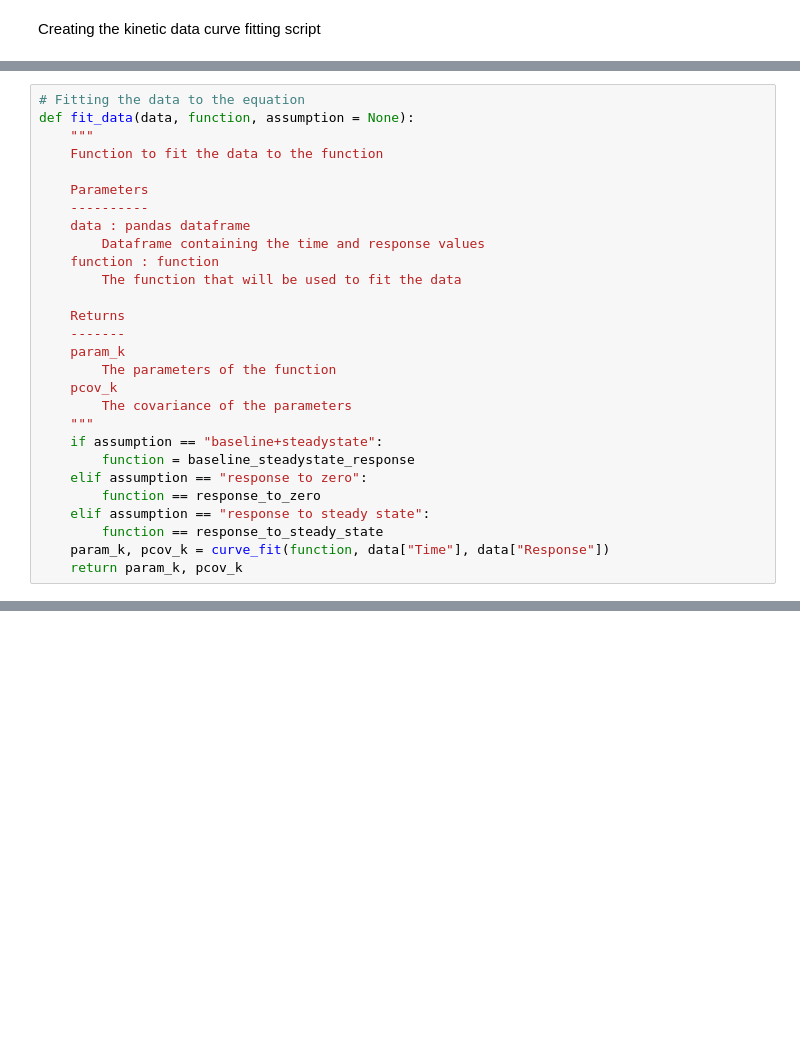
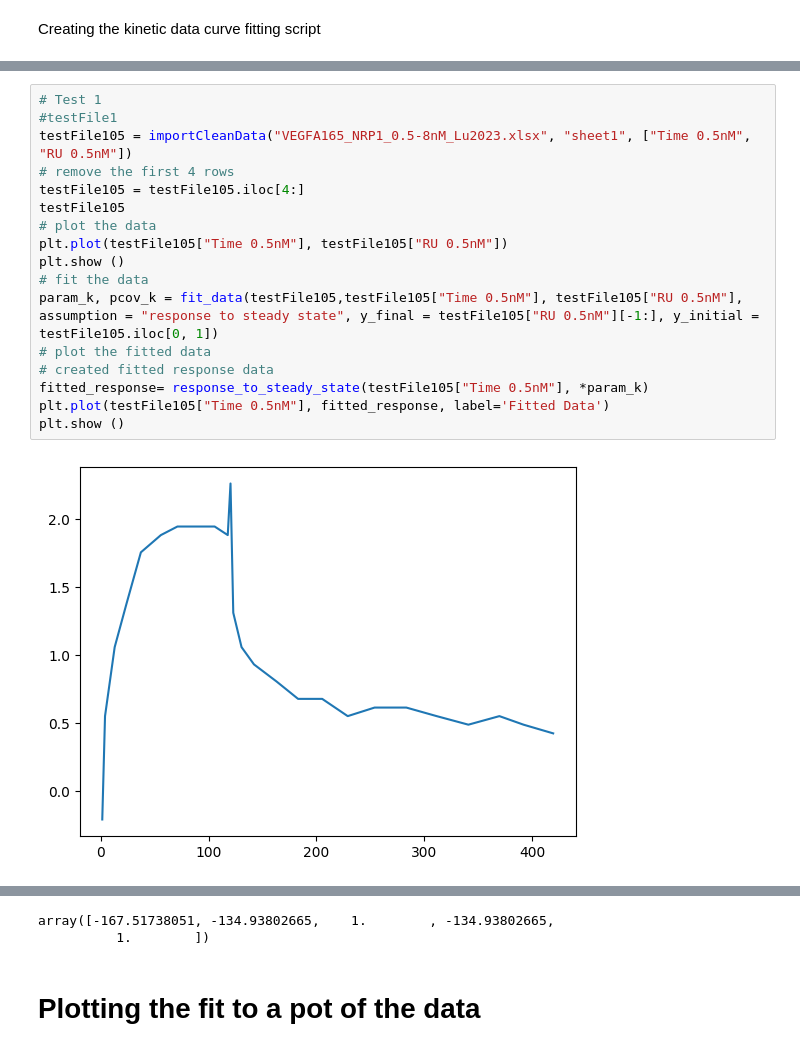
Before and after one commit to Ara101/Data_extraction_kinetic_signaling_data, a Jupyter notebook: code/python/rate_kinetics_0.ipynb, the cells around one changed output, grey strips where cells are left out. Drawn from its saved outputs; the diff is of its cells as text; blank space fills up the shorter version.

Commit message:
building out the function

```diff
--- a/code/python/rate_kinetics_0.ipynb
+++ b/code/python/rate_kinetics_0.ipynb
@@ -155,31 +158,3 @@ def typical_dissociation(data, y_initial, t):
 
     """
     return y_initial * np.exp(-koff * t)
-# %%
-# Fitting the data to the equation
-def fit_data(data, function, assumption = None):
-    """
-    Function to fit the data to the function
-
-    Parameters
-    ----------
-    data : pandas dataframe
-        Dataframe containing the time and response values
-    function : function
-        The function that will be used to fit the data
-
-    Returns
-    -------
-    param_k
-        The parameters of the function
-    pcov_k
-        The covariance of the parameters
-    """
-    if assumption == "baseline+steadystate":
-        function = baseline_steadystate_response
-    elif assumption == "response to zero":
-        function == response_to_zero
-    elif assumption == "response to steady state":
-        function == response_to_steady_state
-    param_k, pcov_k = curve_fit(function, data["Time"], data["Response"])
-    return param_k, pcov_k
@@ -202,0 +322,19 @@ def data_stats():
+# %%
+# Test 1
+#testFile1
+testFile105 = importCleanData("VEGFA165_NRP1_0.5-8nM_Lu2023.xlsx", "sheet1", ["Time 0.5nM", "RU 0.5nM"])
+# remove the first 4 rows
+testFile105 = testFile105.iloc[4:]
+testFile105
+# plot the data
+plt.plot(testFile105["Time 0.5nM"], testFile105["RU 0.5nM"])
+plt.show ()
+# fit the data
+param_k, pcov_k = fit_data(testFile105,testFile105["Time 0.5nM"], testFile105["RU 0.5nM"], assumption = "response to steady state", y_final = testFile105["RU 0.5nM"][-1:], y_initial = testFile105.iloc[0, 1])
+# plot the fitted data
+# created fitted response data
+fitted_response= response_to_steady_state(testFile105["Time 0.5nM"], *param_k)
+plt.plot(testFile105["Time 0.5nM"], fitted_response, label='Fitted Data')
+plt.show ()
+# %% [output]
+[figure, added]
@@ -202,0 +342,4 @@ def data_stats():
+array([-167.51738051, -134.93802665,    1.        , -134.93802665,
+          1.        ])
+# %% [markdown]
+# Plotting the fit to a pot of the data
```
Also changed, not shown: parts of 18 cells of this notebook.
